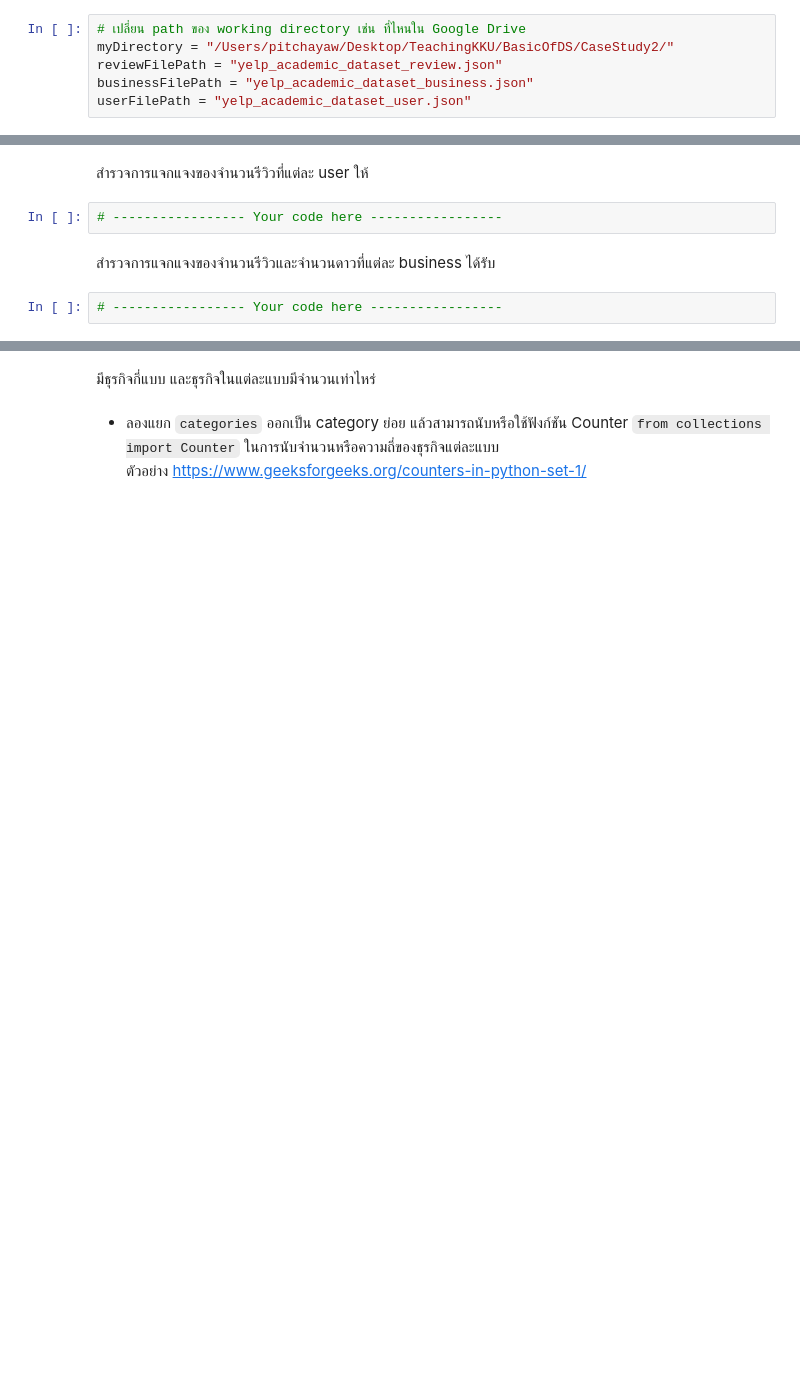
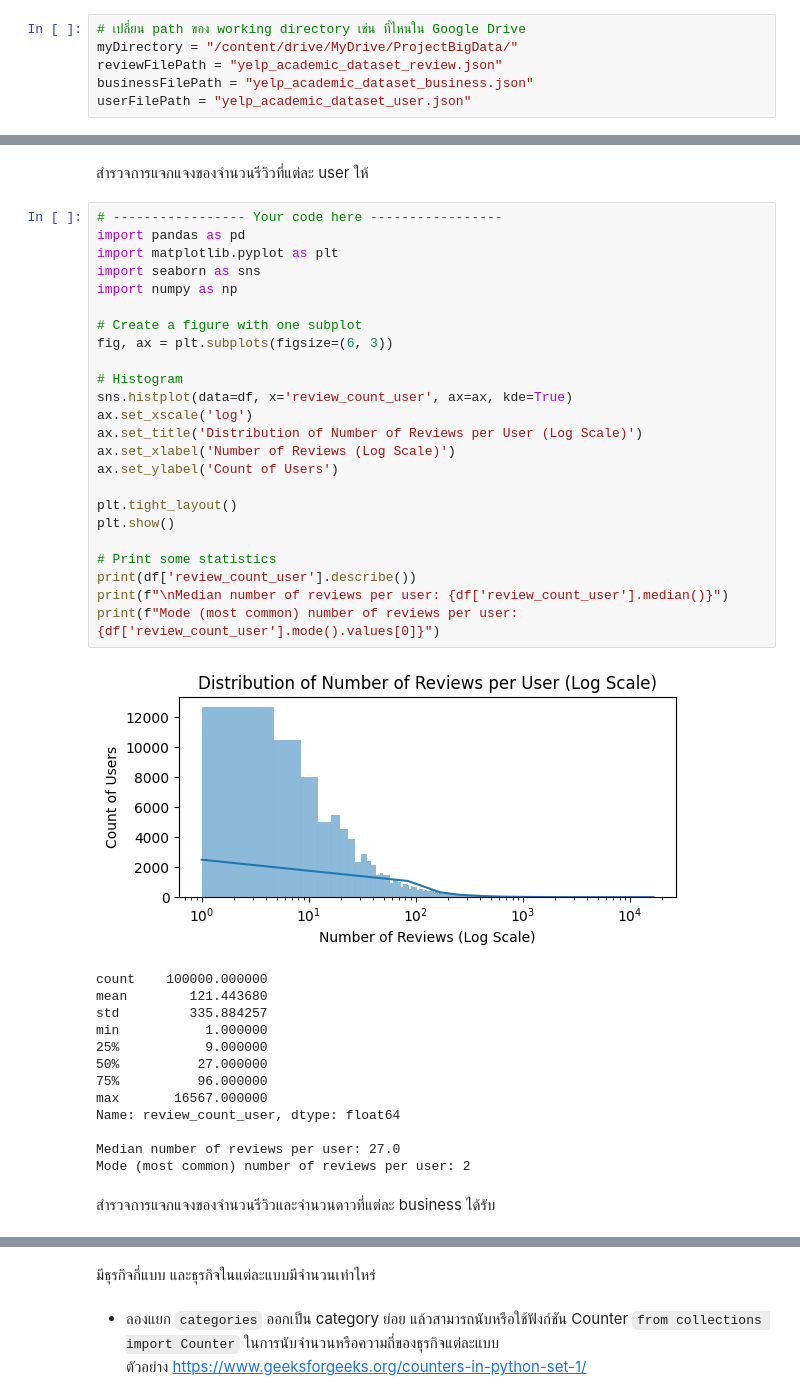
Before and after one commit to woraphonp-038-5/Project-Big-Data, a Jupyter notebook: Text_Analytics68.ipynb, the cells around one changed output, grey strips where cells are left out. Drawn from its saved outputs; the diff is of its cells as text; blank space fills up the shorter version.

```diff
--- a/Text_Analytics68.ipynb
+++ b/Text_Analytics68.ipynb
@@ -154,7 +243,7 @@ tweets_df.head()
 ### อ่านข้อมูล Reviews, Businesses, และ Users เป็นจำนวน 100,000 รีวิว
 # %%
 # เปลี่ยน path ของ working directory เช่น ที่ไหนใน Google Drive
-myDirectory = "/Users/pitchayaw/Desktop/TeachingKKU/BasicOfDS/CaseStudy2/"
+myDirectory = "/content/drive/MyDrive/ProjectBigData/"
 reviewFilePath = "yelp_academic_dataset_review.json"
 businessFilePath = "yelp_academic_dataset_business.json"
 userFilePath = "yelp_academic_dataset_user.json"
@@ -210,8 +400,42 @@ df.info()
 # %% [markdown]
 สำรวจการแจกแจงของจำนวนรีวิวที่แต่ละ user ให้
-# %%
-# ----------------- Your code here -----------------
+# %%
+# ----------------- Your code here -----------------
+import pandas as pd
+import matplotlib.pyplot as plt
+import seaborn as sns
+import numpy as np
+
+# Create a figure with one subplot
+fig, ax = plt.subplots(figsize=(6, 3))
+
+# Histogram
+sns.histplot(data=df, x='review_count_user', ax=ax, kde=True)
+ax.set_xscale('log')
+ax.set_title('Distribution of Number of Reviews per User (Log Scale)')
+ax.set_xlabel('Number of Reviews (Log Scale)')
+ax.set_ylabel('Count of Users')
+
+plt.tight_layout()
+plt.show()
+
+# Print some statistics
+print(df['review_count_user'].describe())
+print(f"\nMedian number of reviews per user: {df['review_count_user'].median()}")
+print(f"Mode (most common) number of reviews per user: {df['review_count_user'].mode().values[0]}")
+# %% [output]
+[figure, added]
+count    100000.000000
+mean        121.443680
+std         335.884257
+min           1.000000
+25%           9.000000
+50%          27.000000
+75%          96.000000
+max       16567.000000
+Name: review_count_user, dtype: float64
+
+Median number of reviews per user: 27.0
+Mode (most common) number of reviews per user: 2
 # %% [markdown]
 สำรวจการแจกแจงของจำนวนรีวิวและจำนวนดาวที่แต่ละ business ได้รับ
-# %%
-# ----------------- Your code here -----------------
```
Also changed, not shown: parts of 24 cells of this notebook.
